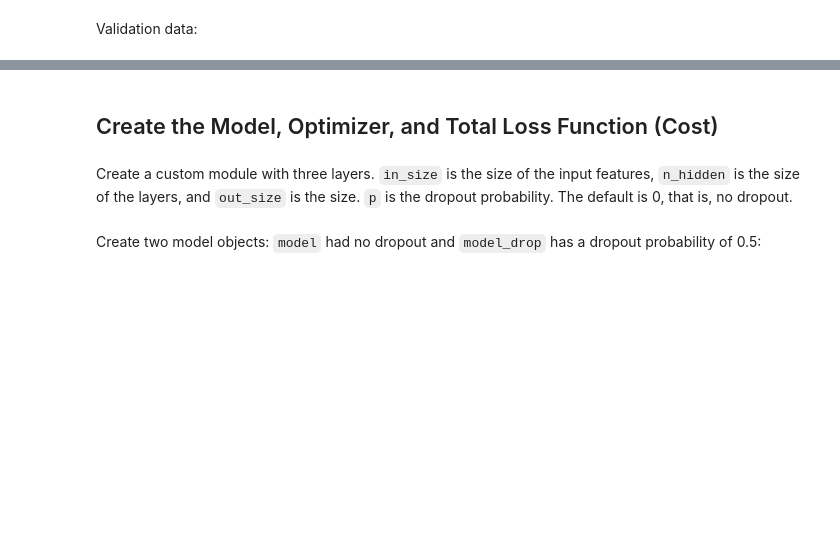
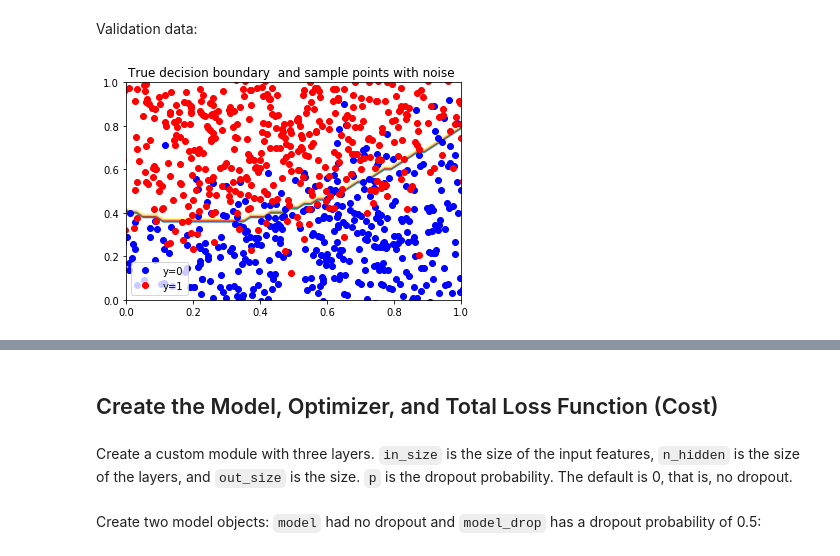
Before and after one commit to jwillis0720/CourseraJRW, a Jupyter notebook: IBM/PyTorch/8.2.1dropoutPredictin_v2.ipynb, the cells around one changed output, grey strips where cells are left out. Saved outputs shown, nothing was run; the diff lists cells and outputs as text; code cells hidden in the pictures; blank space fills up the shorter version.

```diff
--- a/IBM/PyTorch/8.2.1dropoutPredictin_v2.ipynb
+++ b/IBM/PyTorch/8.2.1dropoutPredictin_v2.ipynb
@@ -153,6 +153,10 @@ Validation data:
 
 torch.manual_seed(0)
 validation_set = Data(train=False)
+# %%
+validation_set.plot()
+# %% [output]
+[figure, added]
 # %% [markdown]
 <!--Empty Space for separating topics-->
 # %% [markdown]
```
Also changed, not shown: parts of 6 cells of this notebook, 2 other files.
